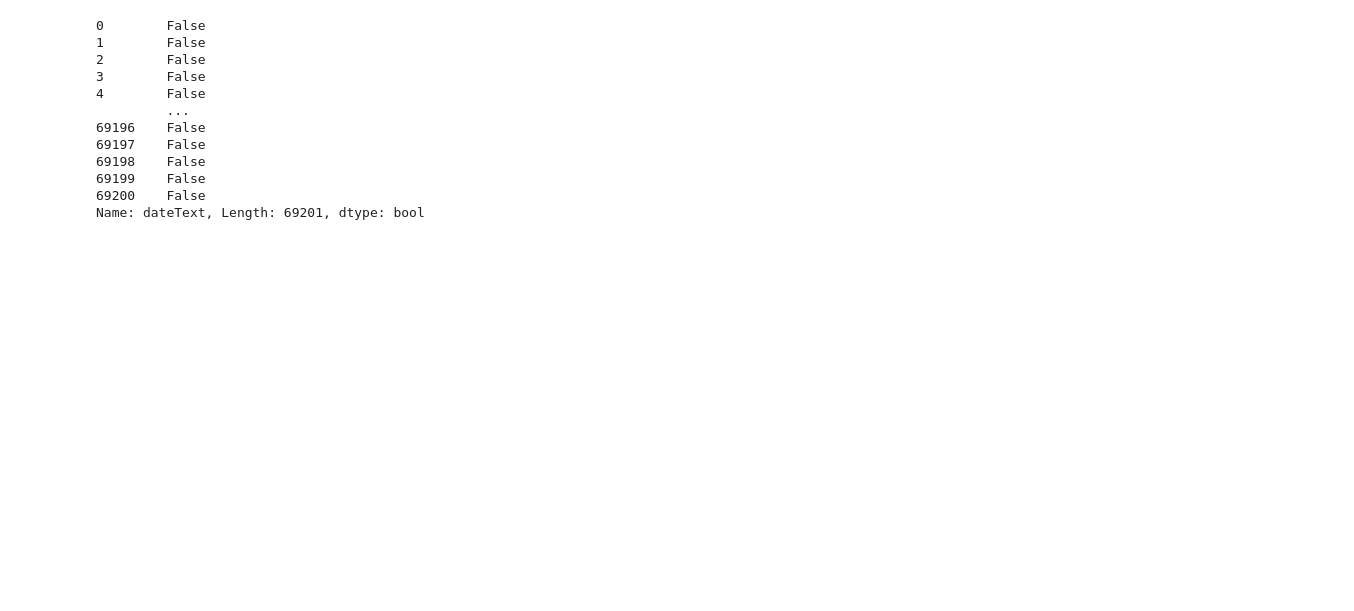
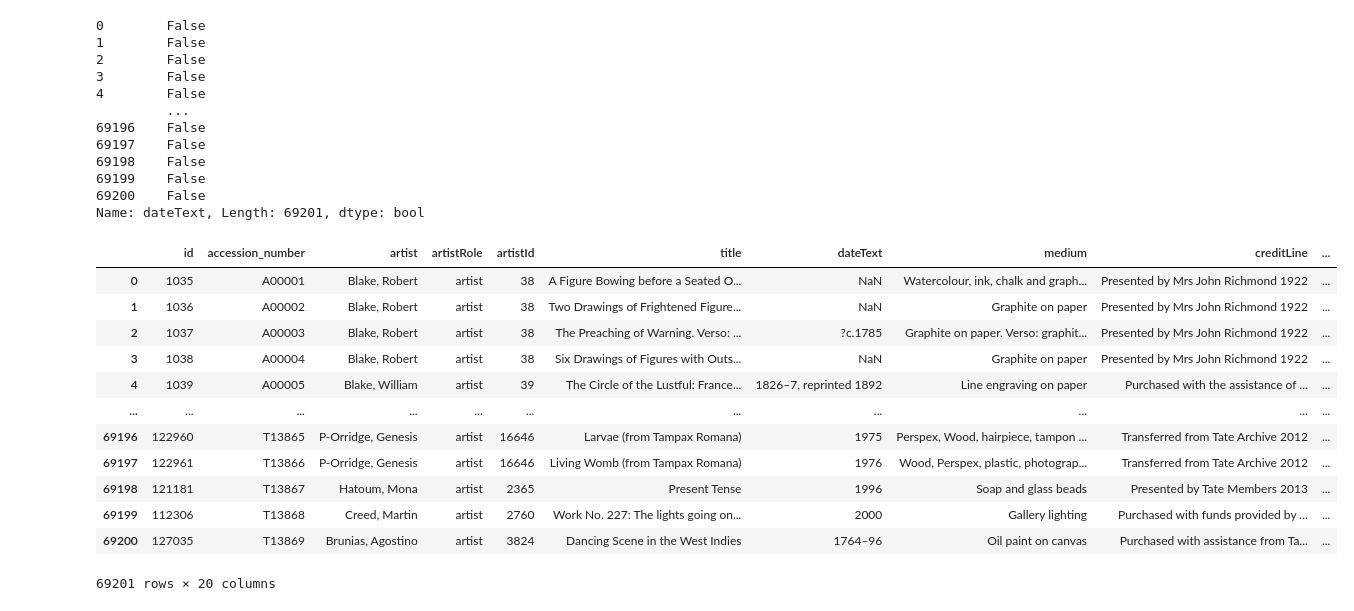
Before and after one commit to jho97/data-analyst-week-2, a Jupyter notebook: may_25/personal_work/handeling_bad_data.ipynb, the cells around one changed output. Cells and saved outputs as stored; diff of their text form; code cells hidden in the pictures; blank space fills up the shorter version.

Commit message:
using replace method

```diff
--- a/may_25/personal_work/handeling_bad_data.ipynb
+++ b/may_25/personal_work/handeling_bad_data.ipynb
@@ -93,3 +93,20 @@ pd.isna(data.loc[:, 'dateText'])
 Name: dateText, Length: 69201, dtype: bool
 # %%
 from numpy import nan
+# %%
+data.replace({'dateText': {'date not known': nan }})
+#changing the date Text values
+# %% [output]
+|  | id | accession_number | artist | artistRole | artistId | title | dateText | medium | creditLine | ... |
+| 0 | 1035 | A00001 | Blake, Robert | artist | 38 | A Figure Bowing before a Seated O... | NaN | Watercolour, ink, chalk and graph... | Presented by Mrs John Richmond 1922 | ... |
+| 1 | 1036 | A00002 | Blake, Robert | artist | 38 | Two Drawings of Frightened Figure... | NaN | Graphite on paper | Presented by Mrs John Richmond 1922 | ... |
+| 2 | 1037 | A00003 | Blake, Robert | artist | 38 | The Preaching of Warning. Verso: ... | ?c.1785 | Graphite on paper. Verso: graphit... | Presented by Mrs John Richmond 1922 | ... |
+| 3 | 1038 | A00004 | Blake, Robert | artist | 38 | Six Drawings of Figures with Outs... | NaN | Graphite on paper | Presented by Mrs John Richmond 1922 | ... |
+| 4 | 1039 | A00005 | Blake, William | artist | 39 | The Circle of the Lustful: France... | 1826–7, reprinted 1892 | Line engraving on paper | Purchased with the assistance of ... | ... |
+| ... | ... | ... | ... | ... | ... | ... | ... | ... | ... | ... |
+| 69196 | 122960 | T13865 | P-Orridge, Genesis | artist | 16646 | Larvae (from Tampax Romana) | 1975 | Perspex, Wood, hairpiece, tampon ... | Transferred from Tate Archive 2012 | ... |
+| 69197 | 122961 | T13866 | P-Orridge, Genesis | artist | 16646 | Living Womb (from Tampax Romana) | 1976 | Wood, Perspex, plastic, photograp... | Transferred from Tate Archive 2012 | ... |
+| 69198 | 121181 | T13867 | Hatoum, Mona | artist | 2365 | Present Tense | 1996 | Soap and glass beads | Presented by Tate Members 2013 | ... |
+| 69199 | 112306 | T13868 | Creed, Martin | artist | 2760 | Work No. 227: The lights going on... | 2000 | Gallery lighting | Purchased with funds provided by ... | ... |
+| 69200 | 127035 | T13869 | Brunias, Agostino | artist | 3824 | Dancing Scene in the West Indies | 1764–96 | Oil paint on canvas | Purchased with assistance from Ta... | ... |
+69201 rows × 20 columns
```
Also changed, not shown: parts of 2 cells of this notebook.
